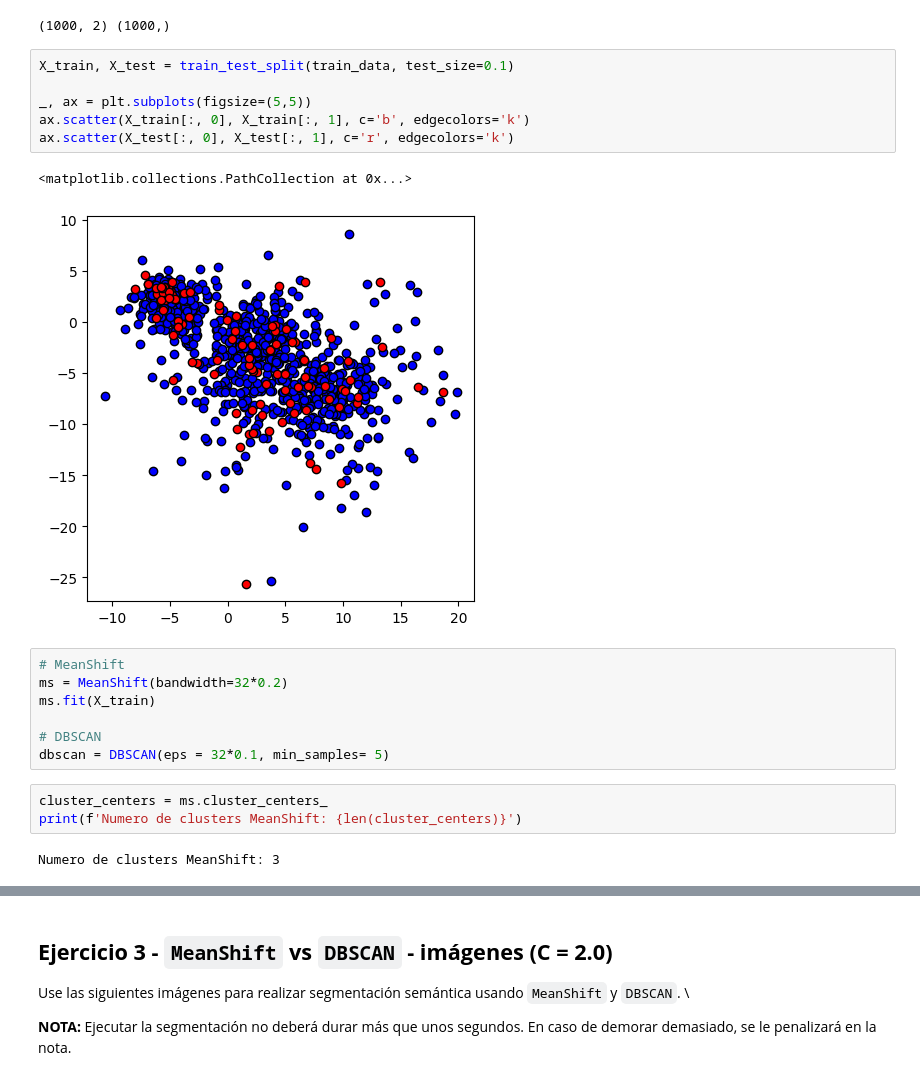
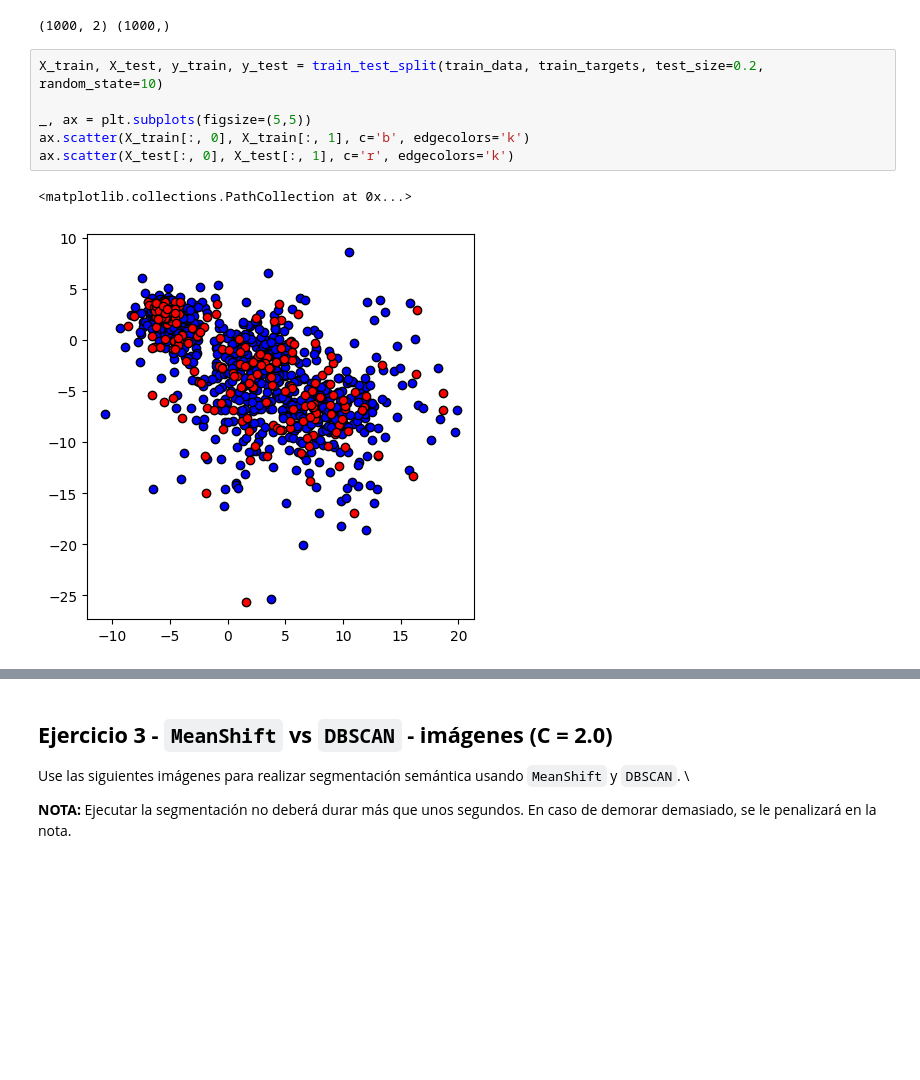
Before and after one commit to JoseDavidN/machine_learning, a Jupyter notebook: Entregas/entrega_3/NuñezGomezJoseDavid_E3_ML08.ipynb, the cells around one changed output, grey strips where cells are left out. Saved outputs shown, nothing was run; the diff lists cells and outputs as text; blank space fills up the shorter version.

```diff
--- a/Entregas/entrega_3/NuñezGomezJoseDavid_E3_ML08.ipynb
+++ b/Entregas/entrega_3/NuñezGomezJoseDavid_E3_ML08.ipynb
@@ -117,23 +136,11 @@ print (train_data.shape, train_targets.shape)
 # %% [output]
 (1000, 2) (1000,)
 # %%
-X_train, X_test = train_test_split(train_data, test_size=0.1)
+X_train, X_test, y_train, y_test = train_test_split(train_data, train_targets, test_size=0.2, random_state=10)
 
 _, ax = plt.subplots(figsize=(5,5))
 ax.scatter(X_train[:, 0], X_train[:, 1], c='b', edgecolors='k')
 ax.scatter(X_test[:, 0], X_test[:, 1], c='r', edgecolors='k')
 # %% [output]
 <matplotlib.collections.PathCollection at 0x...>
-[figure, old version]
+[figure, new version]
-# %%
-# MeanShift
-ms = MeanShift(bandwidth=32*0.2)
-ms.fit(X_train)
-
-# DBSCAN
-dbscan = DBSCAN(eps = 32*0.1, min_samples= 5)
-# %%
-cluster_centers = ms.cluster_centers_
-print(f'Numero de clusters MeanShift: {len(cluster_centers)}')
-# %% [output]
-Numero de clusters MeanShift: 3
```
Also changed, not shown: parts of 19 cells of this notebook, 3 other files.
